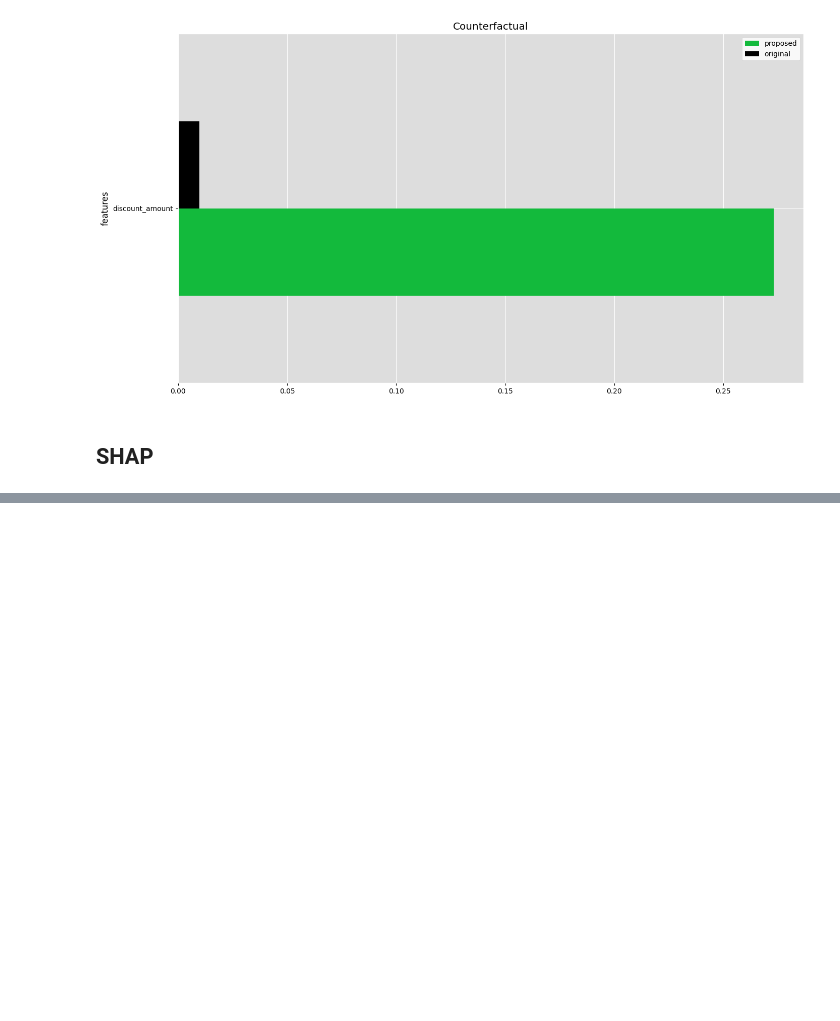
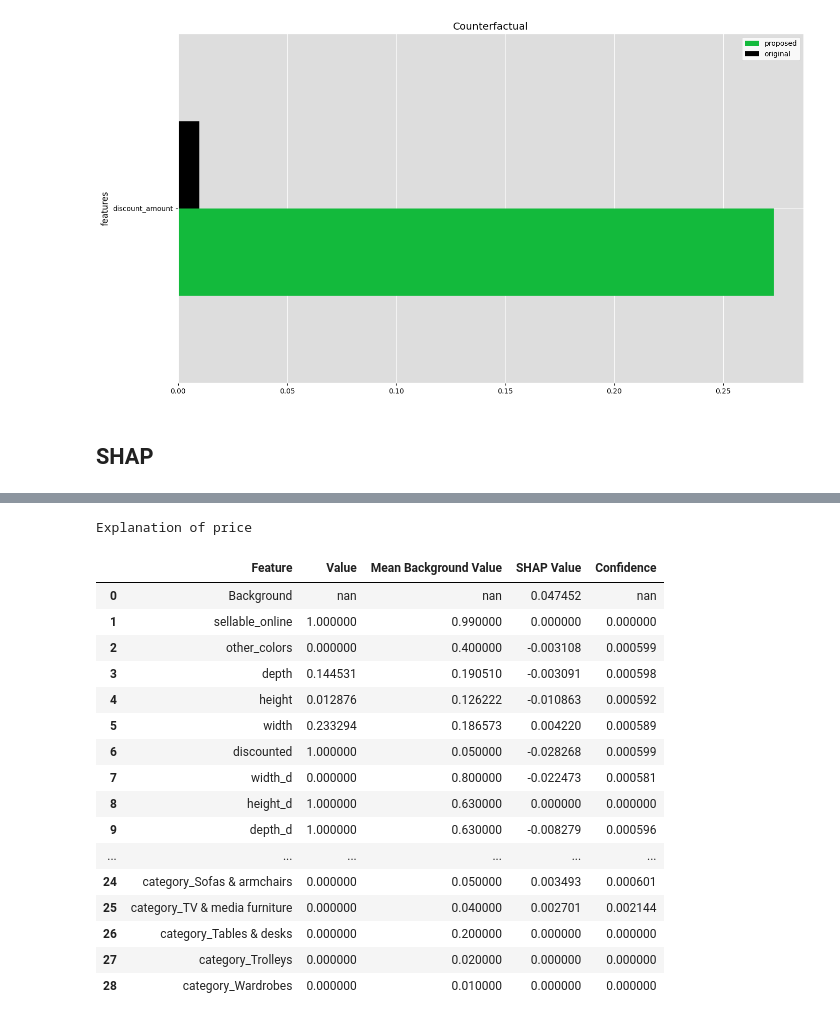
Before and after one commit to rh-aiservices-bu/ai-mazing-race, a Jupyter notebook: lab-materials/07/1_model_training_and_analyzis.ipynb, the cells around one changed output, grey strips where cells are left out. Cells and saved outputs as stored; diff of their text form; code cells hidden in the pictures; blank space fills up the shorter version.

```diff
--- a/lab-materials/07/simple_notebook.ipynb
+++ b/lab-materials/07/1_model_training_and_analyzis.ipynb
@@ -232,0 +270,21 @@ else:
+# %%
+shap_explanations.as_html()[PREDICT_TARGET]
+# %% [output]
+Explanation of price
+|  | Feature | Value | Mean Background Value | SHAP Value | Confidence |
+| 0 | Background | nan | nan | 0.047452 | nan |
+| 1 | sellable_online | 1.000000 | 0.990000 | 0.000000 | 0.000000 |
+| 2 | other_colors | 0.000000 | 0.400000 | -0.003108 | 0.000599 |
+| 3 | depth | 0.144531 | 0.190510 | -0.003091 | 0.000598 |
+| 4 | height | 0.012876 | 0.126222 | -0.010863 | 0.000592 |
+| 5 | width | 0.233294 | 0.186573 | 0.004220 | 0.000589 |
+| 6 | discounted | 1.000000 | 0.050000 | -0.028268 | 0.000599 |
+| 7 | width_d | 0.000000 | 0.800000 | -0.022473 | 0.000581 |
+| 8 | height_d | 1.000000 | 0.630000 | 0.000000 | 0.000000 |
+| 9 | depth_d | 1.000000 | 0.630000 | -0.008279 | 0.000596 |
+| ... | ... | ... | ... | ... | ... |
+| 24 | category_Sofas & armchairs | 0.000000 | 0.050000 | 0.003493 | 0.000601 |
+| 25 | category_TV & media furniture | 0.000000 | 0.040000 | 0.002701 | 0.002144 |
+| 26 | category_Tables & desks | 0.000000 | 0.200000 | 0.000000 | 0.000000 |
+| 27 | category_Trolleys | 0.000000 | 0.020000 | 0.000000 | 0.000000 |
+| 28 | category_Wardrobes | 0.000000 | 0.010000 | 0.000000 | 0.000000 |
```
Also changed, not shown: parts of 8 cells of this notebook, 1 other file.
